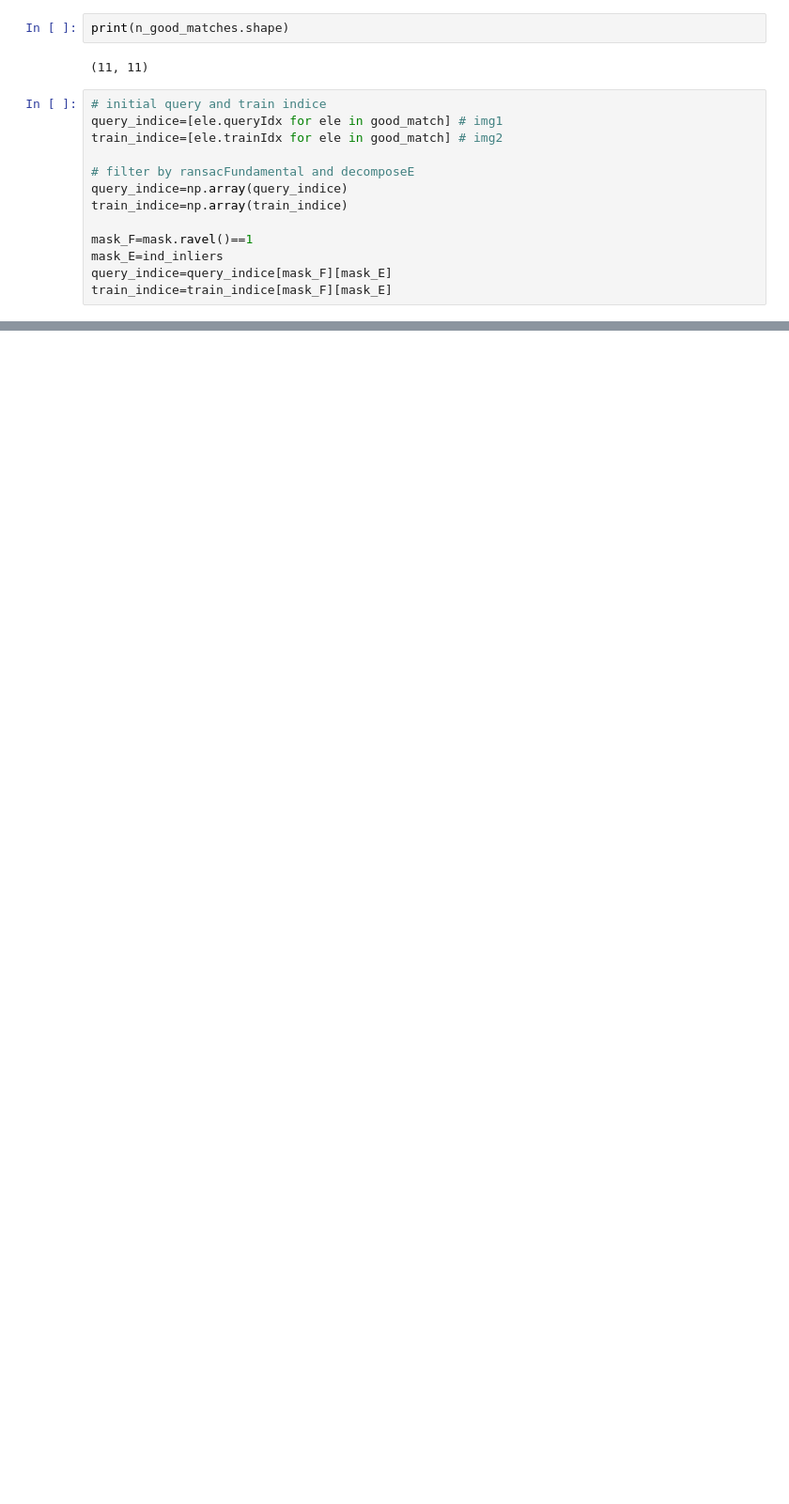
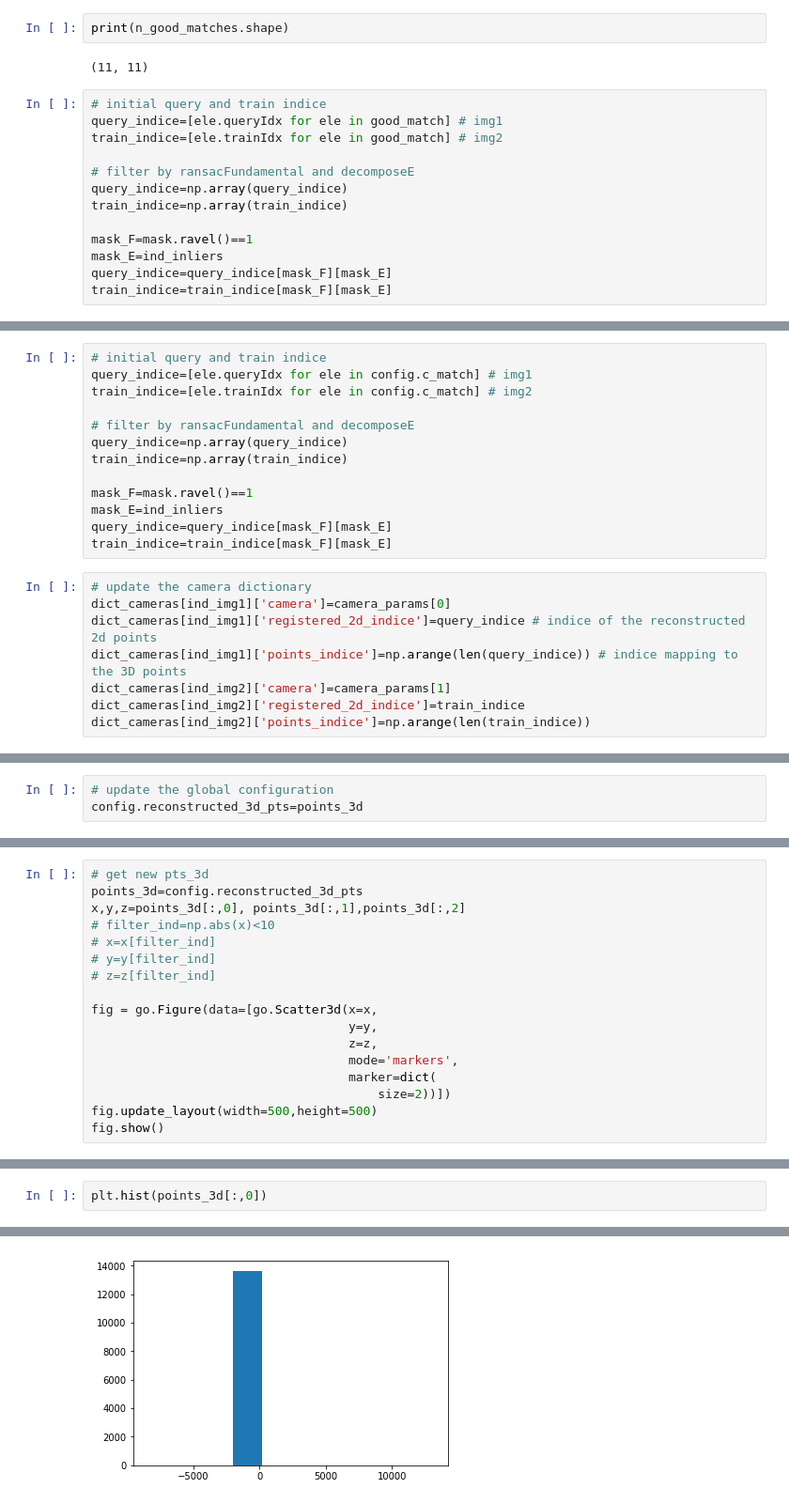
Before and after one commit to ShengyuH/PySFM, a Jupyter notebook: pave.ipynb, the cells around one changed output, grey strips where cells are left out. Shown at 94% size. Saved outputs shown, nothing was run; the diff lists cells and outputs as text; blank space fills up the shorter version.

```diff
--- a/pave.ipynb
+++ b/pave.ipynb
@@ -733,0 +997,21 @@ new_pts_2d=[keypoints[ind_img2][ele] for ele ]
+# %%
+# initial query and train indice
+query_indice=[ele.queryIdx for ele in config.c_match] # img1
+train_indice=[ele.trainIdx for ele in config.c_match] # img2
+
+# filter by ransacFundamental and decomposeE
+query_indice=np.array(query_indice)
+train_indice=np.array(train_indice)
+
+mask_F=mask.ravel()==1
+mask_E=ind_inliers
+query_indice=query_indice[mask_F][mask_E]
+train_indice=train_indice[mask_F][mask_E]
+# %%
+# update the camera dictionary
+dict_cameras[ind_img1]['camera']=camera_params[0]
+dict_cameras[ind_img1]['registered_2d_indice']=query_indice # indice of the reconstructed 2d points
+dict_cameras[ind_img1]['points_indice']=np.arange(len(query_indice)) # indice mapping to the 3D points
+dict_cameras[ind_img2]['camera']=camera_params[1]
+dict_cameras[ind_img2]['registered_2d_indice']=train_indice
+dict_cameras[ind_img2]['points_indice']=np.arange(len(train_indice))
@@ -733,0 +1024,3 @@ new_pts_2d=[keypoints[ind_img2][ele] for ele ]
+# %%
+# update the global configuration
+config.reconstructed_3d_pts=points_3d
@@ -733,0 +1224,17 @@ new_pts_2d=[keypoints[ind_img2][ele] for ele ]
+# %%
+# get new pts_3d
+points_3d=config.reconstructed_3d_pts
+x,y,z=points_3d[:,0], points_3d[:,1],points_3d[:,2]
+# filter_ind=np.abs(x)<10
+# x=x[filter_ind]
+# y=y[filter_ind]
+# z=z[filter_ind]
+
+fig = go.Figure(data=[go.Scatter3d(x=x,
+                                   y=y,
+                                   z=z,
+                                   mode='markers',
+                                   marker=dict(
+                                       size=2))])
+fig.update_layout(width=500,height=500)
+fig.show()
@@ -733,0 +1243,3 @@ new_pts_2d=[keypoints[ind_img2][ele] for ele ]
+# %%
+plt.hist(points_3d[:,0])
+# %% [output]
@@ -733,0 +1252 @@ new_pts_2d=[keypoints[ind_img2][ele] for ele ]
+[figure, added]
```
Also changed, not shown: parts of 59 cells of this notebook, 1 other file.
